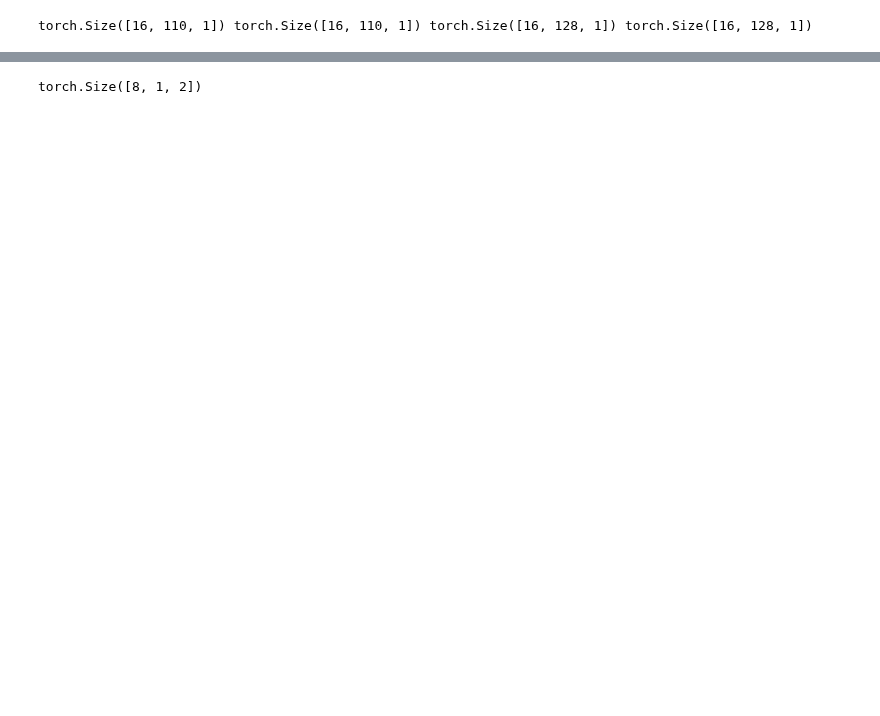
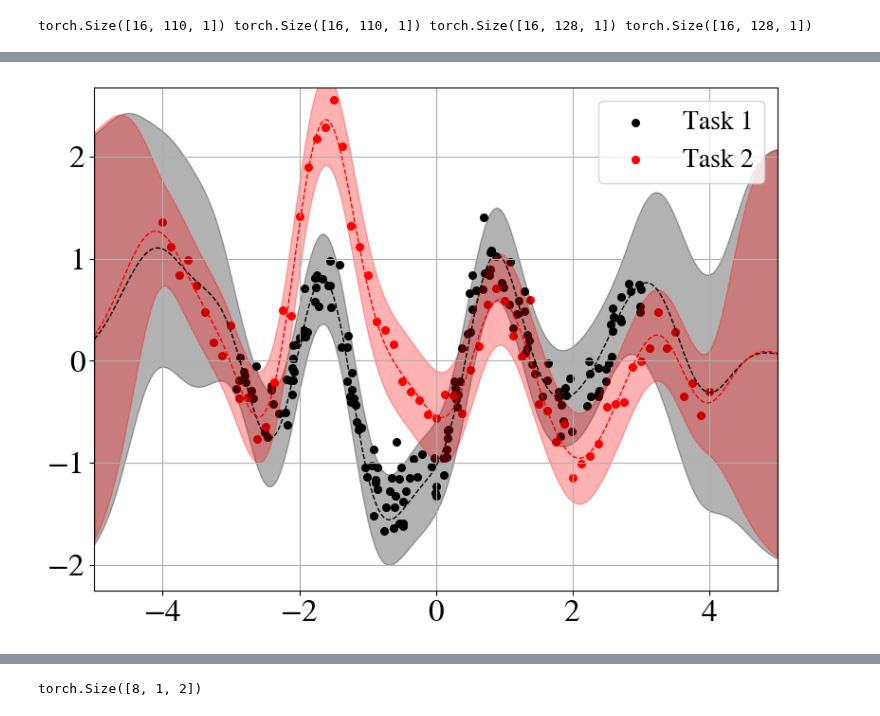
Before and after one commit to EricLangezaal/tnp-pp, a Jupyter notebook: tryout.ipynb, the cells around one changed output, grey strips where cells are left out. Drawn from its saved outputs; the diff is of its cells as text; code cells hidden in the pictures; blank space fills up the shorter version.

```diff
--- a/tryout.ipynb
+++ b/tryout.ipynb
@@ -207,0 +206,99 @@ plot(model=experiment.model, batches=batches, num_fig=1)
+# %%
+import torch
+import gpytorch
+import matplotlib.pyplot as plt
+import lightning.pytorch as pl
+from icicl.data.synthetic import SyntheticBatch
+from hydra.utils import instantiate
+from experiments.plot import plot
+from icicl.utils.experiment_utils import extract_config
+from icicl.data.gp import MultitaskGPModel
+
+config, config_dict = extract_config("experiments/configs/thesis/ootg_gp_conv_encoder_tnp.yml", ["params.ignore_on_grid=False"])
+config["generators"]["val"]["samples_per_epoch"] = 16
+config["generators"]["off_grid_generator_val"]["context_range"] = [[-3.0, 3.0]]
+pl.seed_everything(config.misc.seed)
+experiment = instantiate(config)
+pl.seed_everything(experiment.misc.seed)
+
+for batch in experiment.generators.val:
+        pass
+
+x_plot = torch.linspace(-5.0, 5.0, 256)[None, :, None]
+def plot_with_std(means, stds, color):
+    plt.plot(
+        x_plot[0,:,0].cpu(),
+        means[0, :].cpu(),
+        "--",
+        color=color,
+        lw=1,
+    )
+
+    plt.fill_between(
+        x_plot[0,:,0].cpu(),
+        means[0, :].cpu() - 2 * stds[0, :].cpu(),
+        means[0, :].cpu() + 2 * stds[0, :].cpu(),
+        color=color,
+        alpha=0.3,
+    )
+
+# Make figure for plotting
+fig = plt.figure(figsize=(8.0, 6.0))
+
+# Plot context and target points
+plt.scatter(
+    torch.concat((batch.xc_off_grid, batch.xt), dim=-2)[0, :, 0].cpu().numpy(),
+    torch.concat((batch.yc_off_grid, batch.yt), dim=-2)[0, :, 0].cpu().numpy(),
+    c="k",
+    label="Task 1",
+    s=30,
+)
+
+plt.scatter(
+    batch.xc_on_grid[0, :, 0].cpu().numpy(),
+    batch.yc_on_grid[0, :, 0].cpu().numpy(),
+    c="r",
+    label="Task 2",
+    s=30,
+)
+
+with torch.no_grad():
+    gt_mean, gt_std, _ = batch.gt_pred(
+        xc=batch.xc[:1],
+        yc=batch.yc[:1],
+        xt=x_plot,
+        batch=batch
+    )
+    # Plot ground truth
+    plot_with_std(gt_mean, gt_std, color="k")
+
+    likelihood = gpytorch.likelihoods.GaussianLikelihood()
+    likelihood.noise = batch.gt_pred.noise_std ** 2
+    num_off_grid = batch.xc_off_grid.shape[-2]
+    xc_labels = torch.concat((
+        torch.zeros(num_off_grid, 1),
+        torch.ones(batch.xc[:1].shape[-2] - num_off_grid, 1)),
+    ).to(torch.long)
+    model = MultitaskGPModel((batch.xc[:1].to(torch.float64), xc_labels), batch.yc[:1].squeeze(-1).to(torch.float64), batch.gt_pred.kernel, likelihood, index_kernel=batch.gt_pred.index_kernel)
+    model.eval()
+    outputDist = likelihood(model(x_plot[:1].to(torch.float64), torch.ones(x_plot[:1].shape[-2], 1, dtype=torch.long)))
+
+    plot_with_std(outputDist.mean, outputDist.stddev, color="r")
+
+plt.grid()
+plt.xlim((-5.0, 5.0))
+
+y_max = 0.25 + max(gt_mean[0, ...] + 2 * gt_std[0, ...])
+y_min = -0.25 + min(gt_mean[0, ...] - 2 * gt_std[0, ...])
+y_lim = (y_min.cpu(), y_max.cpu())
+plt.ylim(y_lim)
+
+plt.xticks(fontsize=24)
+plt.yticks(fontsize=24)
+
+plt.legend(loc="upper right", fontsize=20)
+plt.tight_layout()
+
+if True:
+    plt.savefig("hadamard_gp_data_example.svg")
+# %% [output]
@@ -207,0 +307 @@ plot(model=experiment.model, batches=batches, num_fig=1)
+[figure, added]
```
Also changed, not shown: parts of 14 cells of this notebook, 3 other files.
